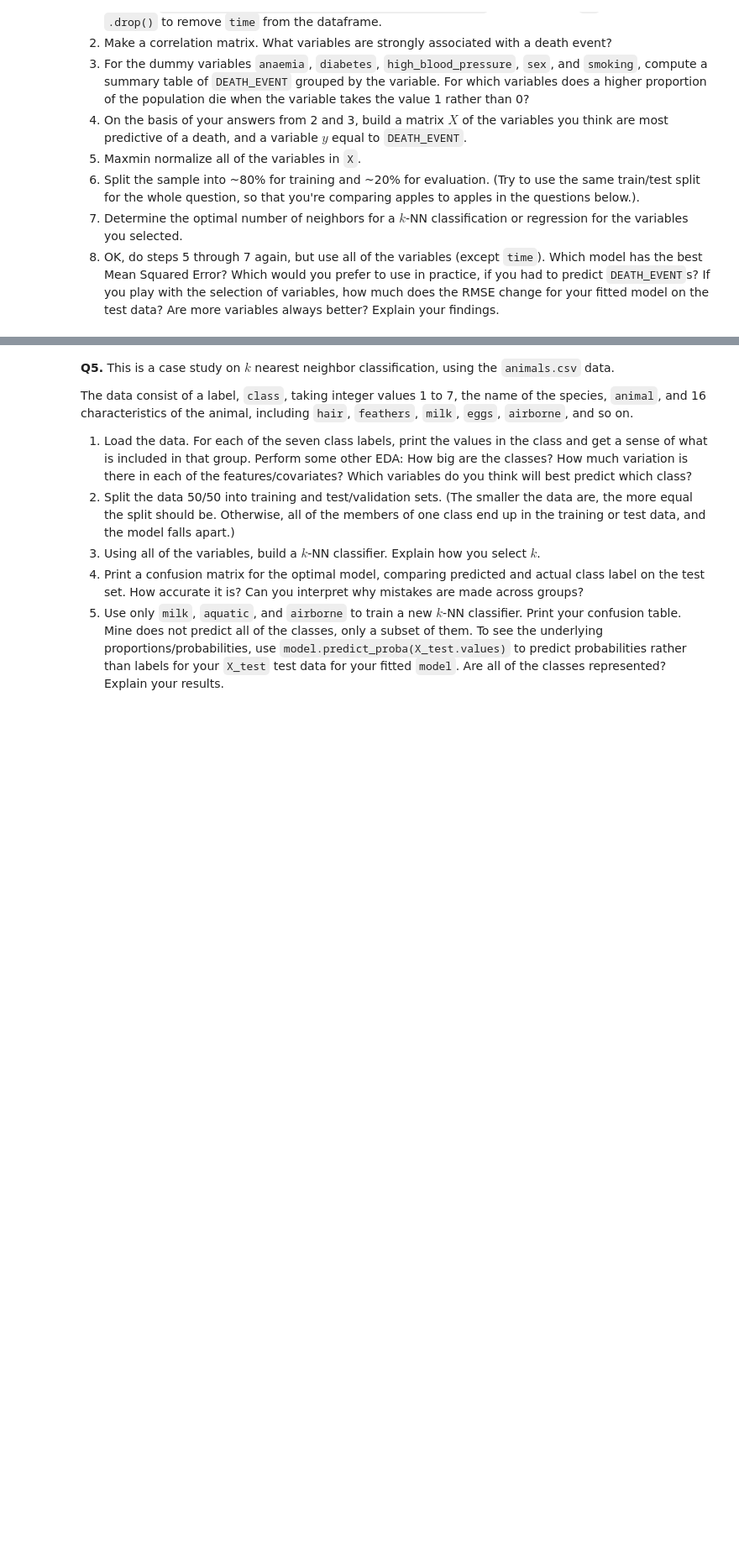
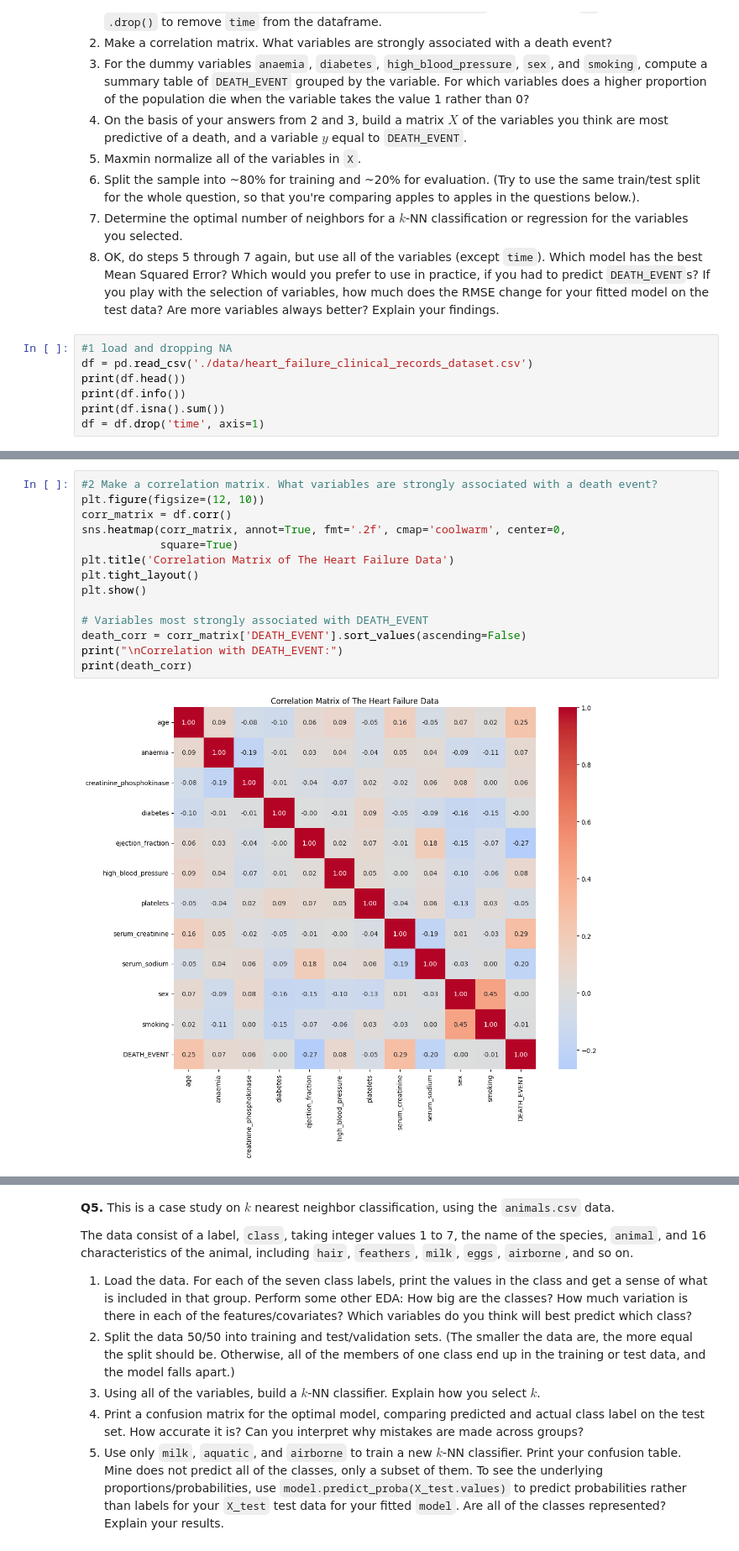
Before and after one commit to Elizabethav03/My_undergrad_ml_assignments, a Jupyter notebook: 02_assignment_knn.ipynb, the cells around one changed output, grey strips where cells are left out. Shown at 84% size. Saved outputs shown, nothing was run; the diff lists cells and outputs as text; blank space fills up the shorter version.

```diff
--- a/02_assignment_knn.ipynb
+++ b/02_assignment_knn.ipynb
@@ -242,3 +242,10 @@ The data for the question include:
 6. Split the sample into ~80% for training and ~20% for evaluation. (Try to use the same train/test split for the whole question, so that you're comparing apples to apples in the questions below.).
 7. Determine the optimal number of neighbors for a $k$-NN classification or regression for the variables you selected.
 8. OK, do steps 5 through 7 again, but use all of the variables (except `time`). Which model has the best Mean Squared Error? Which would you prefer to use in practice, if you had to predict `DEATH_EVENT`s? If you play with the selection of variables, how much does the RMSE change for your fitted model on the test data? Are more variables always better? Explain your findings.
+# %%
+#1 load and dropping NA
+df = pd.read_csv('./data/heart_failure_clinical_records_dataset.csv')
+print(df.head())
+print(df.info())
+print(df.isna().sum())
+df = df.drop('time', axis=1)
@@ -244,0 +270,16 @@ The data for the question include:
+# %%
+#2 Make a correlation matrix. What variables are strongly associated with a death event?
+plt.figure(figsize=(12, 10))
+corr_matrix = df.corr()
+sns.heatmap(corr_matrix, annot=True, fmt='.2f', cmap='coolwarm', center=0,
+            square=True)
+plt.title('Correlation Matrix of The Heart Failure Data')
+plt.tight_layout()
+plt.show()
+
+# Variables most strongly associated with DEATH_EVENT
+death_corr = corr_matrix['DEATH_EVENT'].sort_values(ascending=False)
+print("\nCorrelation with DEATH_EVENT:")
+print(death_corr)
+# %% [output]
+[figure, added]
```
Also changed, not shown: parts of 16 cells of this notebook.
